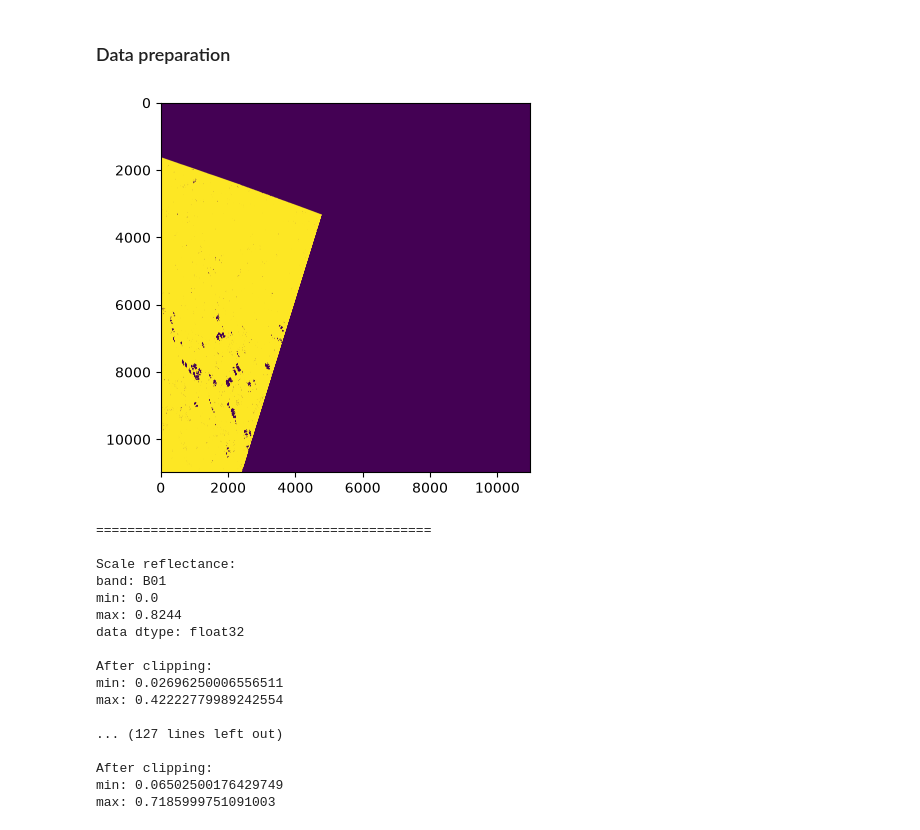
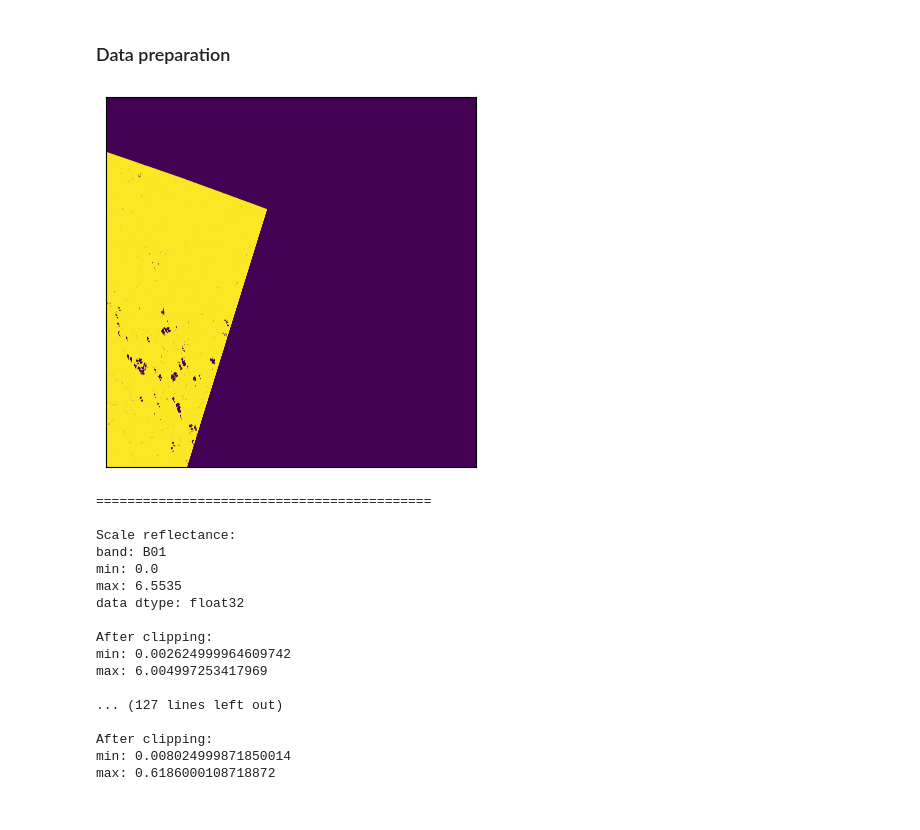
Before and after one commit to mikolaj-kowal/rs-vegetation-indices-analysis, a Jupyter notebook: notebooks/01-data-preparation.ipynb, the cells around one changed output. Drawn from its saved outputs; the diff is of its cells as text; code cells hidden in the pictures.

Commit message:
Fix reflectance value computation

```diff
--- a/notebooks/01-data-preparation.ipynb
+++ b/notebooks/01-data-preparation.ipynb
@@ -88,9 +91,13 @@ with rasterio.open(scl_band_path) as scl:
 cloud_classes = [0, 1, 2, 3, 7, 8, 9, 10]
 cloud_mask = create_cloud_mask(scl_10m, cloud_classes)
 # %%
-plt.imshow(cloud_mask);
+fig, ax = plt.subplots()
+ax.imshow(cloud_mask);
+
+ax.get_xaxis().set_visible(False)
+ax.get_yaxis().set_visible(False)
 # %% [output]
-[figure, old version]
+[figure, new version]
 # %%
 aoi = gpd.read_file(aoi_path)
 # %%
@@ -104,7 +111,7 @@ for band in band_paths:
         profile = src.profile.copy()
 
         # scale digital numbers to surface reflectance
-        data = scale_reflectance(data, scale_factor)
+        data = scale_reflectance(data, offset, scale_factor, nodata, saturated)
 
         print("\n===========================================\n")
         print(f"Scale reflectance:\nband: {b}\nmin: {data.min()}\nmax: {data.max()}")
@@ -174,18 +181,18 @@ for band in band_paths:
 Scale reflectance:
 band: B01
 min: 0.0
-max: 0.8244
+max: 6.5535
 data dtype: float32
 
 After clipping:
-min: 0.02696250006556511
-max: 0.42222779989242554
+min: 0.002624999964609742
+max: 6.004997253417969
 
 ... (127 lines left out)
 
 After clipping:
-min: 0.06502500176429749
-max: 0.7185999751091003
+min: 0.008024999871850014
+max: 0.6186000108718872
 # %%
 # save outputs as a multiband raster
 processed_band_paths = [band for band in data_processed_path.rglob("*_10m.tif")]
```
Also changed, not shown: parts of 2 cells of this notebook, 5 other files.
